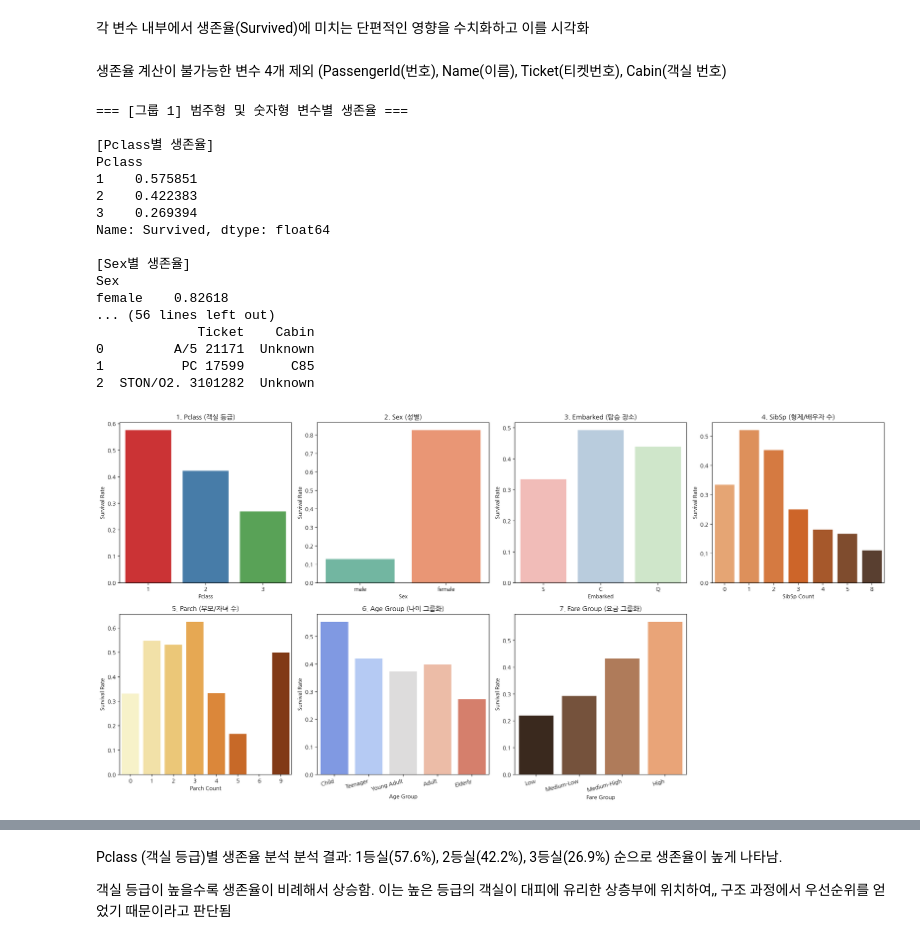
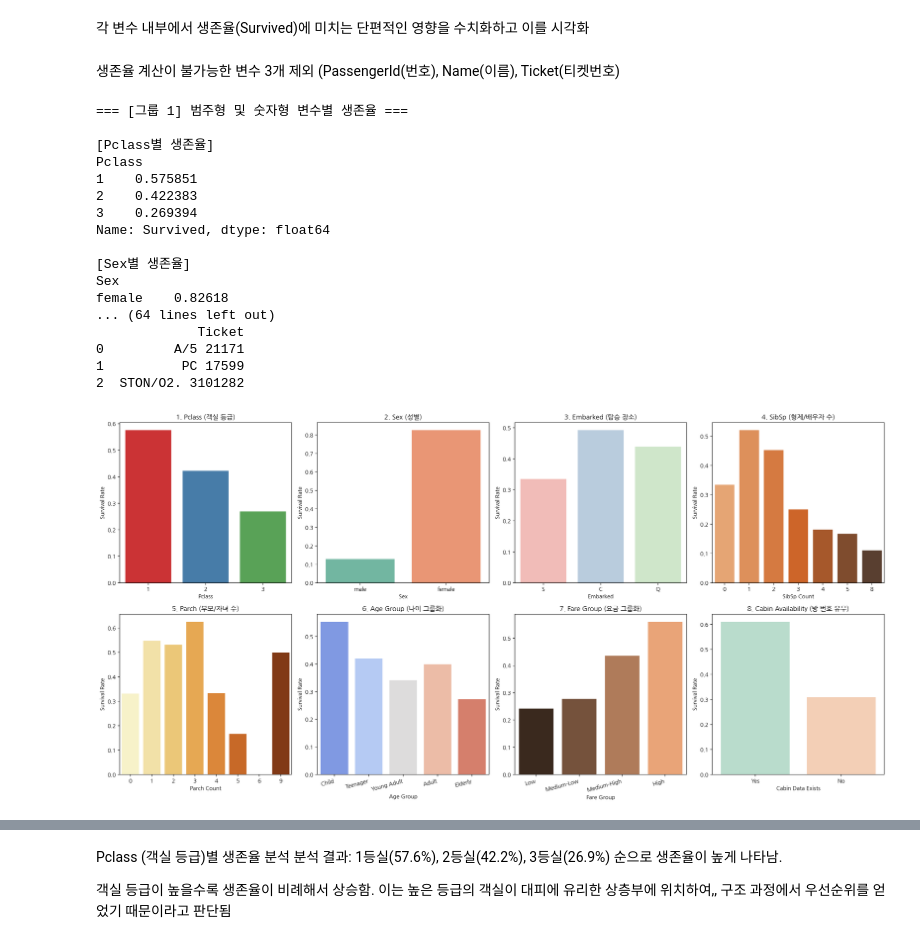
Before and after one commit to sdg331/BDA404, a Jupyter notebook: projects_01/titanic.ipynb, the cells around one changed output, grey strips where cells are left out. Cells and saved outputs as stored; diff of their text form; code cells hidden in the pictures.

```diff
--- a/projects_01/titanic.ipynb
+++ b/projects_01/titanic.ipynb
@@ -311,9 +305,6 @@ print(tt['Fare'].isnull().sum())
 18
 # %%
 import pandas as pd
-
-# 데이터 불러오기
-tt = pd.read_csv('titanic1309.csv')
 
 print("--- 처리 전 결측치 개수 ---")
 print(tt.isnull().sum())
@@ -327,9 +318,6 @@ tt['Fare'] = tt.groupby('Pclass')['Fare'].transform(lambda x: x.fillna(x.median(
 
 # 3. Age: 성별(Sex)과 객실 등급(Pclass)별 평균 나이로 세분화해서 대체
 tt['Age'] = tt.groupby(['Sex', 'Pclass'])['Age'].transform(lambda x: x.fillna(x.mean()))
-
-# 4. Cabin: 결측치가 너무 많으므로 'Unknown'이라는 새로운 범주로 채우기
-tt['Cabin'] = tt['Cabin'].fillna('Unknown')
 # %% [output]
 --- 처리 전 결측치 개수 ---
 PassengerId       0
@@ -407,3 +398,7 @@ tt['Fare_Bin'] = pd.qcut(
     q=4,
     labels=['Low', 'Medium-Low', 'Medium-High', 'High']
 )
+
+# 3. 방 번호 구간화 (Cabin_Bin)
+# .isnull()을 사용해 값이 비어있으면 'No'(없다), 값이 있으면 'Yes'(있다)로 변환
+tt['Cabin_Bin'] = tt['Cabin'].isnull().map({True: 'No', False: 'Yes'})
@@ -463,7 +456,7 @@ Survived × Fare (우상향 $\nearrow$):요금(Fare)이 높아질수록 생존
 # %% [markdown]
 각 변수 내부에서 생존율(Survived)에 미치는 단편적인 영향을 수치화하고 이를 시각화
 # %% [markdown]
-생존율 계산이 불가능한 변수 4개 제외 (PassengerId(번호), Name(이름), Ticket(티켓번호), Cabin(객실 번호)
+생존율 계산이 불가능한 변수 3개 제외 (PassengerId(번호), Name(이름), Ticket(티켓번호)
 # %%
 import pandas as pd
 
@@ -490,11 +483,14 @@ print(tt.groupby('Age_Bin')['Survived'].mean())
 print("\n[Fare_Bin(요금구간)별 생존율]")
 print(tt.groupby('Fare_Bin')['Survived'].mean())
 
+print("\n[Cabin_Bin(방 번호 여부)별 생존율]")
+print(tt.groupby('Fare_Bin')['Survived'].mean())
+
 print("-" * 50)
 
 # 2. 생존율 계산이 불가능한 고유 변수들 샘플 확인하기
 print("=== [그룹 2] 고유 변수들 형태 확인 (평균 계산 불가능) ===")
-print(tt[['PassengerId', 'Name', 'Ticket', 'Cabin']].head(3))
+print(tt[['PassengerId', 'Name', 'Ticket']].head(3))
 # %% [output]
 === [그룹 1] 범주형 및 숫자형 변수별 생존율 ===
 
@@ -508,11 +504,11 @@ Name: Survived, dtype: float64
 [Sex별 생존율]
 Sex
 female    0.82618
-... (56 lines left out)
-             Ticket    Cabin
-0         A/5 21171  Unknown
-1          PC 17599      C85
-2  STON/O2. 3101282  Unknown
+... (64 lines left out)
+             Ticket
+0         A/5 21171
+1          PC 17599
+2  STON/O2. 3101282
 # %%
 import pandas as pd
 import matplotlib.pyplot as plt
@@ -522,21 +518,6 @@ import warnings
 # 지저분한 경고 메시지 안 보이게 가리기
 warnings.filterwarnings('ignore')
 
-# 1. 데이터 안전하게 다시 불러오기
-tt = pd.read_csv('titanic1309.csv')
-
-# 2. 에러 방지를 위한 파생 변수(구간화) 생성
-tt['Age_Bin'] = pd.cut(
-    tt['Age'],
-    bins=[0, 12, 19, 35, 60, 100],
-    labels=['Child', 'Teenager', 'Young Adult', 'Adult', 'Elderly']
-)
-
-tt['Fare_Bin'] = pd.qcut(
-    tt['Fare'],
-    q=4,
-    labels=['Low', 'Medium-Low', 'Medium-High', 'High']
-)
 
 # 2행 4열 구조의 액자 만들기 (20x10 크기)
 fig, axes = plt.subplots(2, 4, figsize=(20, 10))
@@ -575,33 +556,37 @@ axes[0, 3].set_ylabel('Survival Rate')
 # =========================================================================
 
 # [2행 1열] Parch(부모/자녀 수)별 생존율 (갈색/노란색 계열 명도 조절)
 sns.barplot(x='Parch', y='Survived', data=tt, ax=axes[1, 0], palette='YlOrBr', ci=None)
 axes[1, 0].set_title('5. Parch (부모/자녀 수)')
 axes[1, 0].set_xlabel('Parch Count')
 axes[1, 0].set_ylabel('Survival Rate')
 
 # [2행 2열] Age_Bin(연령대)별 생존율 (파란색에서 빨간색으로 점진적 명도/수치 변화)
 sns.barplot(x='Age_Bin', y='Survived', data=tt, ax=axes[1, 1], palette='coolwarm', ci=None,
             order=['Child', 'Teenager', 'Young Adult', 'Adult', 'Elderly'])
 axes[1, 1].set_title('6. Age Group (나이 그룹화)')
 axes[1, 1].set_xlabel('Age Group')
 axes[1, 1].set_ylabel('Survival Rate')
 axes[1, 1].set_xticklabels(axes[1, 1].get_xticklabels(), rotation=15, ha='right')
 
 # [2행 3열] Fare_Bin(요금 구간)별 생존율 (구리/갈색 계열 명도 조절)
 sns.barplot(x='Fare_Bin', y='Survived', data=tt, ax=axes[1, 2], palette='copper', ci=None,
             order=['Low', 'Medium-Low', 'Medium-High', 'High'])
 axes[1, 2].set_title('7. Fare Group (요금 그룹화)')
 axes[1, 2].set_xlabel('Fare Group')
 axes[1, 2].set_ylabel('Survival Rate')
 axes[1, 2].set_xticklabels(axes[1, 2].get_xticklabels(), rotation=15, ha='right')
 
-# [2행 4열] 마지막 빈 칸 숨기기
-axes[1, 3].set_visible(False)
+# [2행 4열] Cabin_Bin(방 번호 유무)별 생존율 (Yes/No 개별 색상)
+sns.barplot(x='Cabin_Bin', y='Survived', data=tt, ax=axes[1, 3], palette='Pastel2', ci=None,
+            order=['Yes', 'No'])
+axes[1, 3].set_title('8. Cabin Availability (방 번호 유무)')
+axes[1, 3].set_xlabel('Cabin Data Exists')
+axes[1, 3].set_ylabel('Survival Rate')
 
 
 # 가로축 글자나 제목이 서로 겹치지 않게 여백 최적화
 plt.tight_layout()
 plt.show()
 # %% [output]
-[figure, old version]
+[figure, new version]
```
Also changed, not shown: parts of 29 cells of this notebook.
